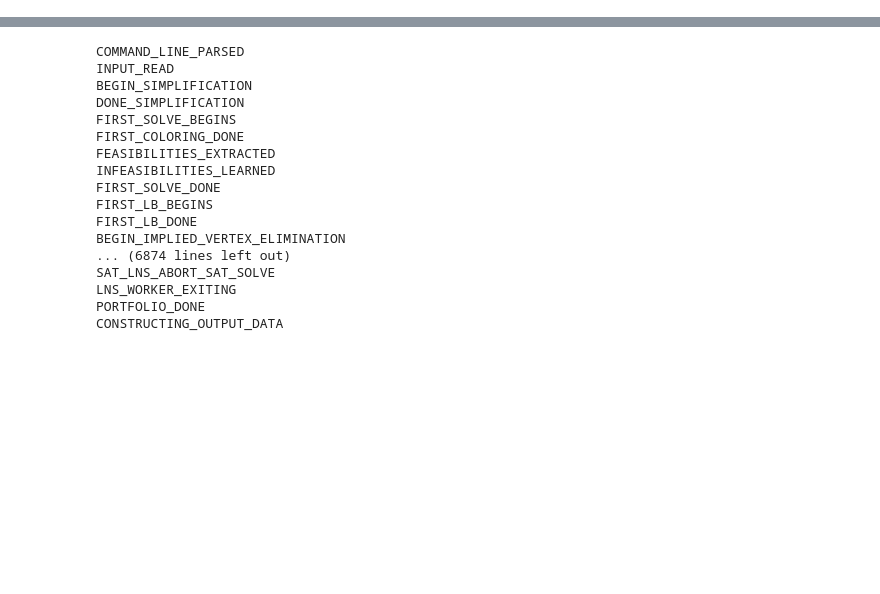
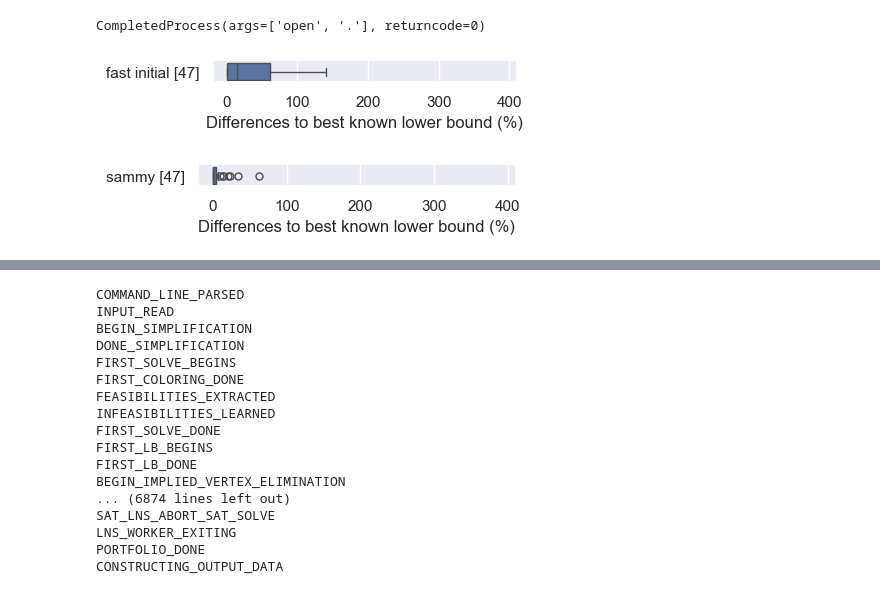
Before and after one commit to phillip-keldenich/sammy, a Jupyter notebook: experiments/02_run_default_params/03_analysis.ipynb, the cells around one changed output, grey strips where cells are left out. Saved outputs shown, nothing was run; the diff lists cells and outputs as text; code cells hidden in the pictures; blank space fills up the shorter version.

```diff
--- a/experiments/02_run_default_params/03_analysis.ipynb
+++ b/experiments/02_run_default_params/03_analysis.ipynb
@@ -84,0 +155,6 @@ output = load_all_outputs()
+# %%
+reduced_to_samplns_instances = pd.DataFrame(reduced_to_samplns_instances)
+reduced_to_samplns_instances.reset_index(inplace=True, drop=True)
+reduced_to_samplns_instances = reduced_to_samplns_instances.merge(samplns_best_lb_df, left_on="instance_name", right_on="instance_name")
+reduced_to_samplns_instances = pd.DataFrame(reduced_to_samplns_instances)
+reduced_to_samplns_instances
@@ -85 +179,29 @@ output = load_all_outputs()
+# %%
+reduced_to_samplns_instances["initial_solution_gap"] = (reduced_to_samplns_instances["initial_phase_ub"] - reduced_to_samplns_instances["samplns_best_lb"]) / reduced_to_samplns_instances["samplns_best_lb"]
+reduced_to_samplns_instances["initial_solution_gap_pct"] = reduced_to_samplns_instances["initial_solution_gap"] * 100.0
+reduced_to_samplns_instances["initial_alg_name"] = "fast initial [47]"
+reduced_to_samplns_instances["sammy_name"] = "sammy [47]"
+reduced_to_samplns_instances["best_known_bound"] = np.maximum(reduced_to_samplns_instances["samplns_best_lb"], reduced_to_samplns_instances["lb"])
+reduced_to_samplns_instances["sammy_gap"] = (reduced_to_samplns_instances["ub"] - reduced_to_samplns_instances["samplns_best_lb"]) / reduced_to_samplns_instances["samplns_best_lb"]
+reduced_to_samplns_instances["sammy_gap_pct"] = reduced_to_samplns_instances["sammy_gap"] * 100
+# %%
+sns.catplot(data=reduced_to_samplns_instances, kind="box", x="initial_solution_gap_pct", errorbar="sd", y="initial_alg_name")
+plt.gca().set_xlim(-20, 410)
+plt.gcf().set_size_inches(4.5, 0.25)
+plt.ylabel("")
+plt.xlabel("Differences to best known lower bound (%)")
+plt.savefig("initial_sol_qual_samplns_comparison.pdf", bbox_inches="tight")
+# %% [output]
+CompletedProcess(args=['open', '.'], returncode=0)
+[figure, added]
+# %%
+sns.catplot(data=reduced_to_samplns_instances, kind="box", x="sammy_gap_pct", y="sammy_name")
+plt.gca().set_xlim(-20, 410)
+plt.gcf().set_size_inches(4.5, 0.25)
+plt.ylabel("")
+plt.xlabel("Differences to best known lower bound (%)")
+# we need to take care of the better LBs...
+plt.savefig("sammy_sol_qual_broken_samplns_comparison.pdf", bbox_inches="tight")
+# %% [output]
+[figure, added]
 # %%
```
Also changed, not shown: parts of 9 cells of this notebook.
